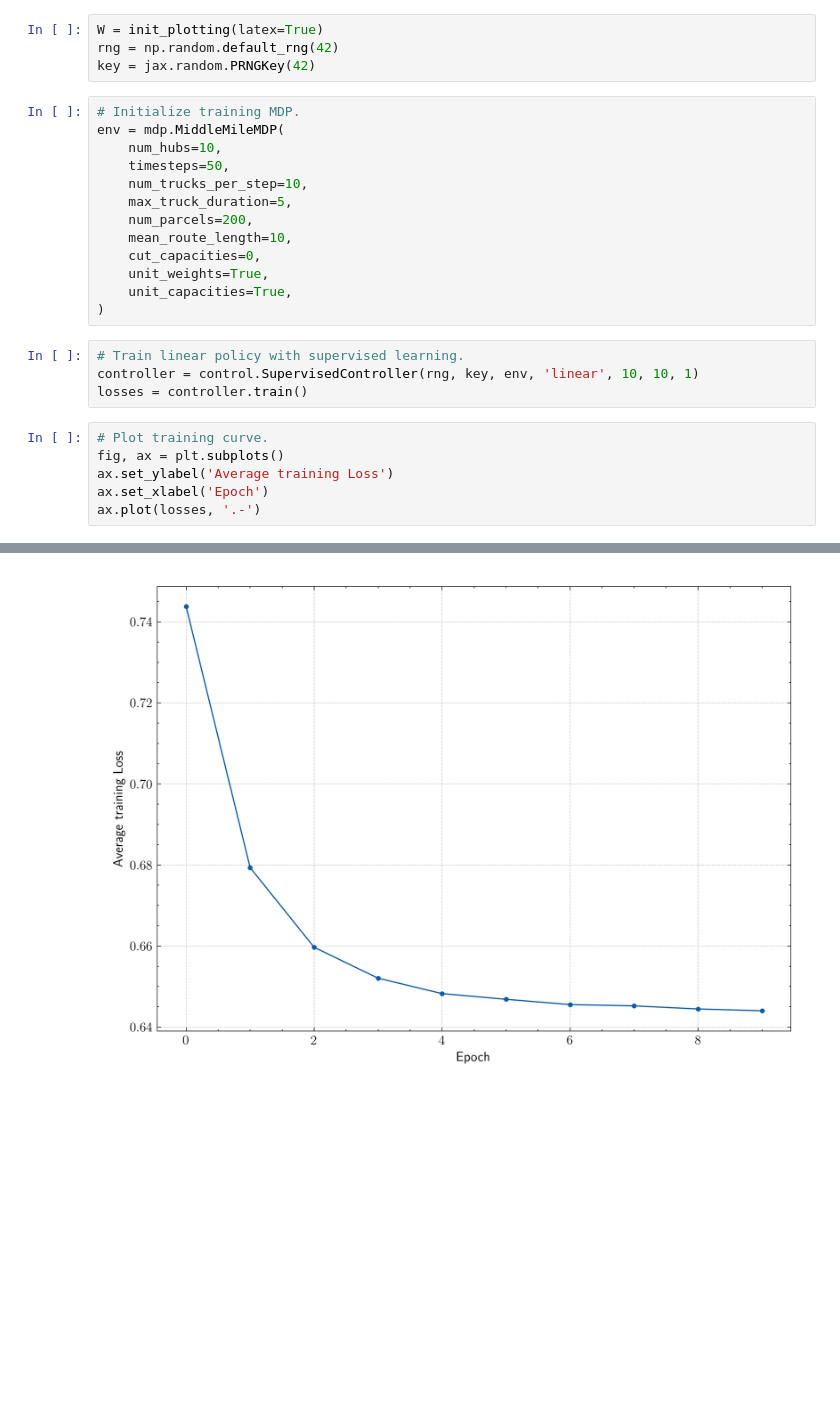
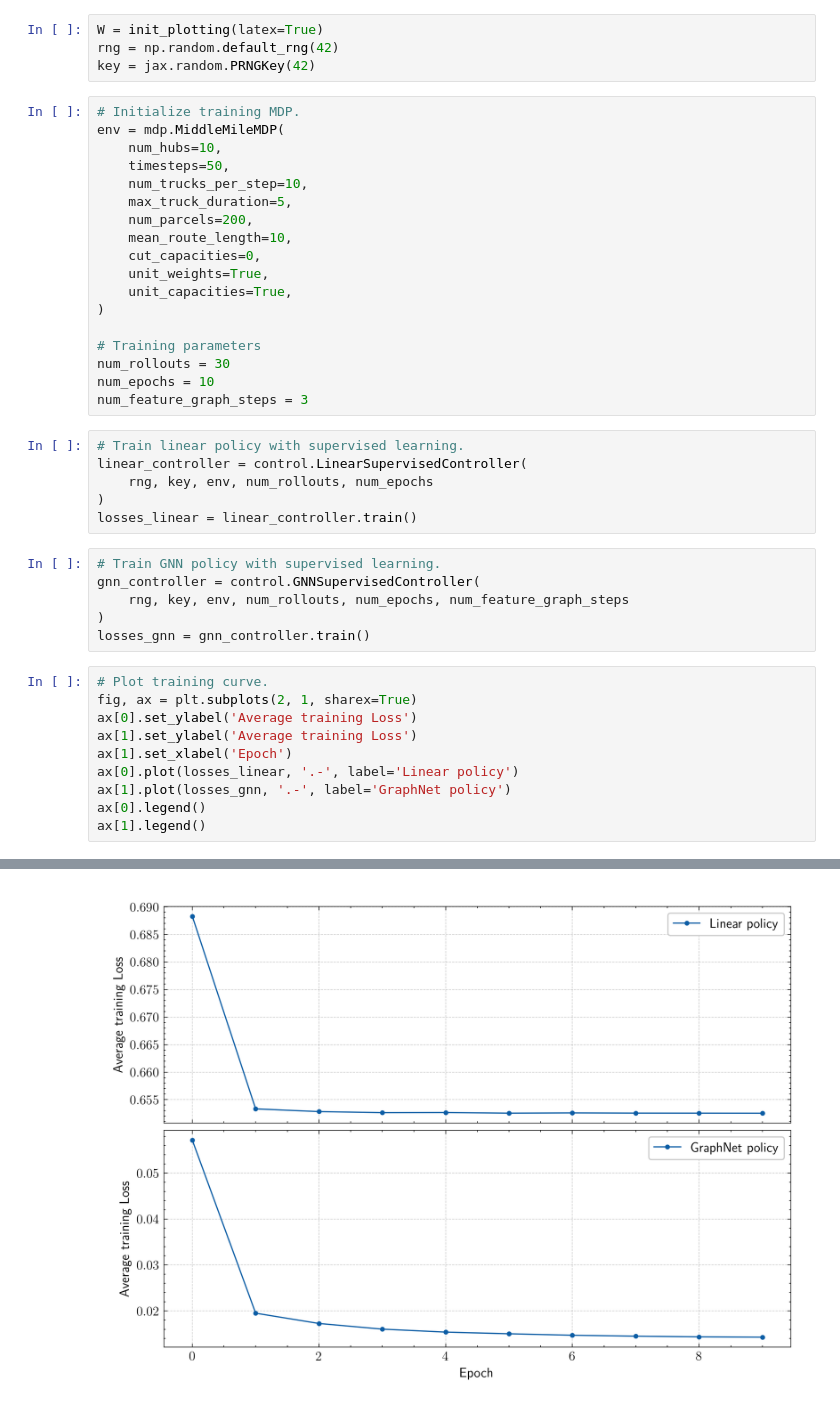
Before and after one commit to google-research/laurel, a Jupyter notebook: notebooks/supervised_control.ipynb, the cells around one changed output, grey strips where cells are left out. Drawn from its saved outputs; the diff is of its cells as text; blank space fills up the shorter version.

Commit message:
GraphNet Supervised Learning

```diff
--- a/notebooks/supervised_control.ipynb
+++ b/notebooks/supervised_control.ipynb
@@ -25,14 +23,31 @@ env = mdp.MiddleMileMDP(
     unit_weights=True,
     unit_capacities=True,
 )
+
+# Training parameters
+num_rollouts = 30
+num_epochs = 10
+num_feature_graph_steps = 3
 # %%
 # Train linear policy with supervised learning.
-controller = control.SupervisedController(rng, key, env, 'linear', 10, 10, 1)
-losses = controller.train()
+linear_controller = control.LinearSupervisedController(
+    rng, key, env, num_rollouts, num_epochs
+)
+losses_linear = linear_controller.train()
+# %%
+# Train GNN policy with supervised learning.
+gnn_controller = control.GNNSupervisedController(
+    rng, key, env, num_rollouts, num_epochs, num_feature_graph_steps
+)
+losses_gnn = gnn_controller.train()
 # %%
 # Plot training curve.
-fig, ax = plt.subplots()
-ax.set_ylabel('Average training Loss')
-ax.set_xlabel('Epoch')
-ax.plot(losses, '.-')
+fig, ax = plt.subplots(2, 1, sharex=True)
+ax[0].set_ylabel('Average training Loss')
+ax[1].set_ylabel('Average training Loss')
+ax[1].set_xlabel('Epoch')
+ax[0].plot(losses_linear, '.-', label='Linear policy')
+ax[1].plot(losses_gnn, '.-', label='GraphNet policy')
+ax[0].legend()
+ax[1].legend()
 # %% [output]
@@ -40,2 +55,2 @@ ax.plot(losses, '.-')
-[figure, old version]
+[figure, new version]
 # %%
```
Also changed, not shown: parts of 4 cells of this notebook, 1 other file.
